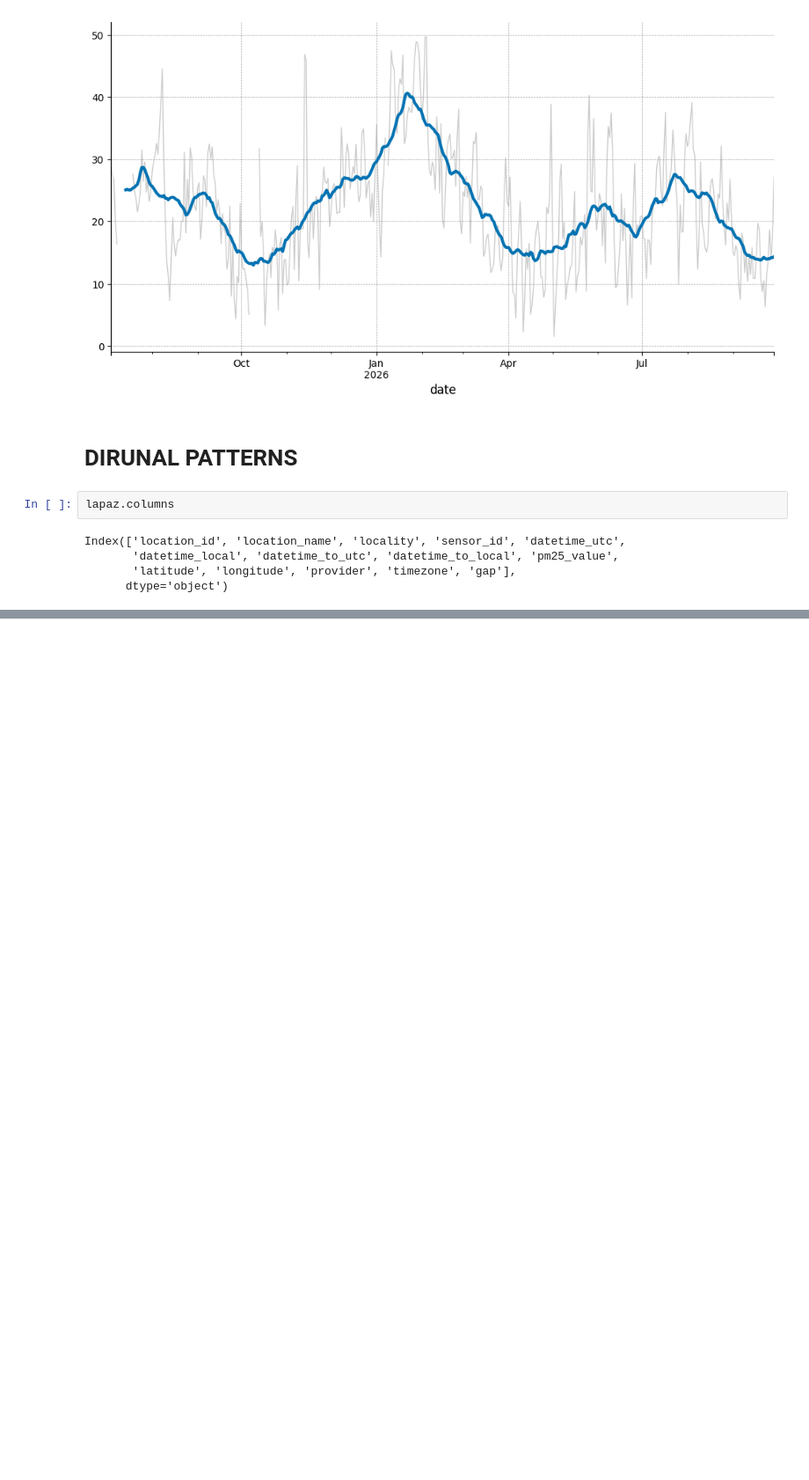
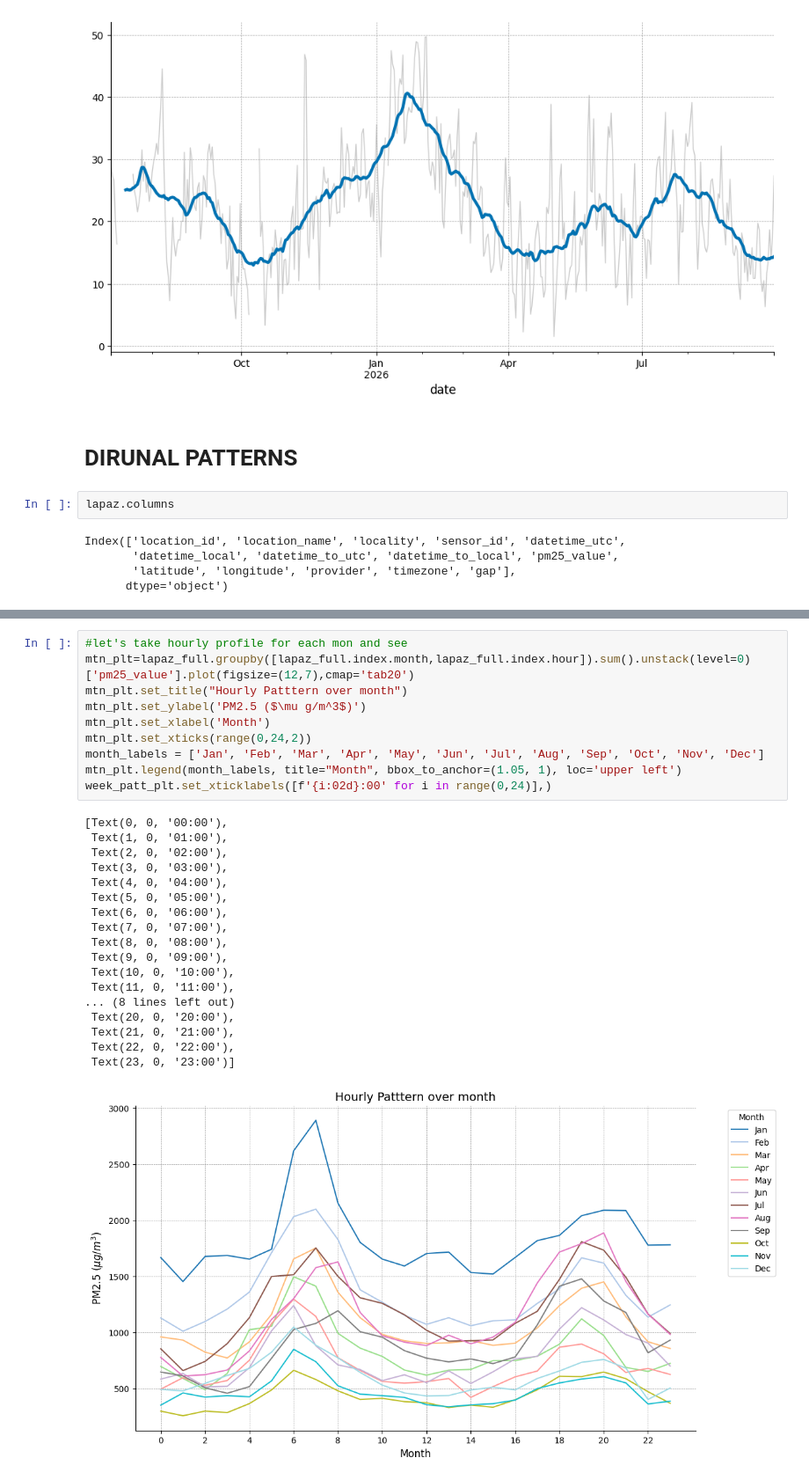
Before and after one commit to raidenkhan/Accra_sensor_data_science_project, a Jupyter notebook: Sensor_analysis.ipynb, the cells around one changed output, grey strips where cells are left out. Shown at 88% size. Cells and saved outputs as stored; diff of their text form; blank space fills up the shorter version.

```diff
--- a/Sensor_analysis.ipynb
+++ b/Sensor_analysis.ipynb
@@ -220,0 +291,29 @@ diplot.fill_between(diurnal_hourly_iqr.index,diurnal_hourly_iqr[0.25],diurnal_ho
+# %%
+#let's take hourly profile for each mon and see
+mtn_plt=lapaz_full.groupby([lapaz_full.index.month,lapaz_full.index.hour]).sum().unstack(level=0)['pm25_value'].plot(figsize=(12,7),cmap='tab20')
+mtn_plt.set_title("Hourly Patttern over month")
+mtn_plt.set_ylabel('PM2.5 ($\mu g/m^3$)')
+mtn_plt.set_xlabel('Month')
+mtn_plt.set_xticks(range(0,24,2))
+month_labels = ['Jan', 'Feb', 'Mar', 'Apr', 'May', 'Jun', 'Jul', 'Aug', 'Sep', 'Oct', 'Nov', 'Dec']
+mtn_plt.legend(month_labels, title="Month", bbox_to_anchor=(1.05, 1), loc='upper left')
+week_patt_plt.set_xticklabels([f'{i:02d}:00' for i in range(0,24)],)
+# %% [output]
+[Text(0, 0, '00:00'),
+ Text(1, 0, '01:00'),
+ Text(2, 0, '02:00'),
+ Text(3, 0, '03:00'),
+ Text(4, 0, '04:00'),
+ Text(5, 0, '05:00'),
+ Text(6, 0, '06:00'),
+ Text(7, 0, '07:00'),
+ Text(8, 0, '08:00'),
+ Text(9, 0, '09:00'),
+ Text(10, 0, '10:00'),
+ Text(11, 0, '11:00'),
+... (8 lines left out)
+ Text(20, 0, '20:00'),
+ Text(21, 0, '21:00'),
+ Text(22, 0, '22:00'),
+ Text(23, 0, '23:00')]
+[figure, added]
```
Also changed, not shown: parts of 6 cells of this notebook.
